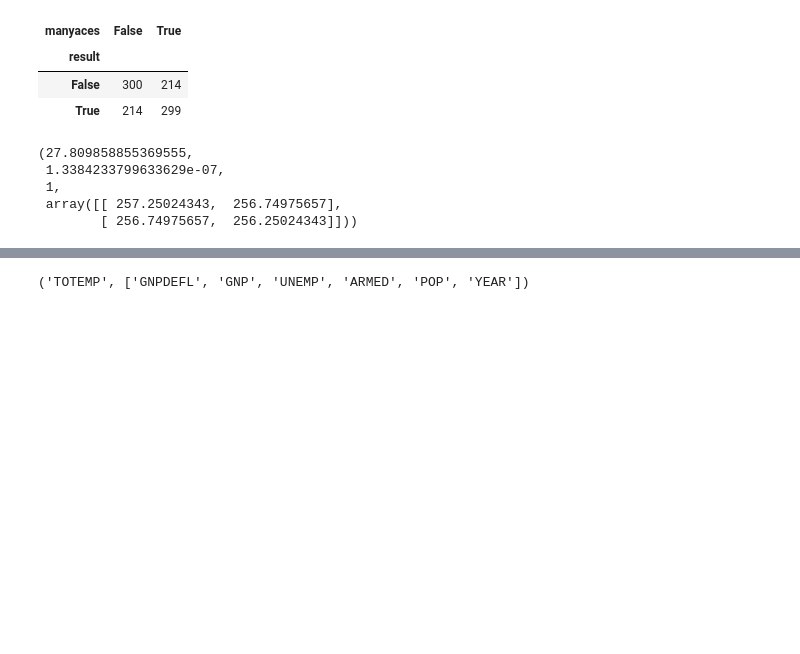
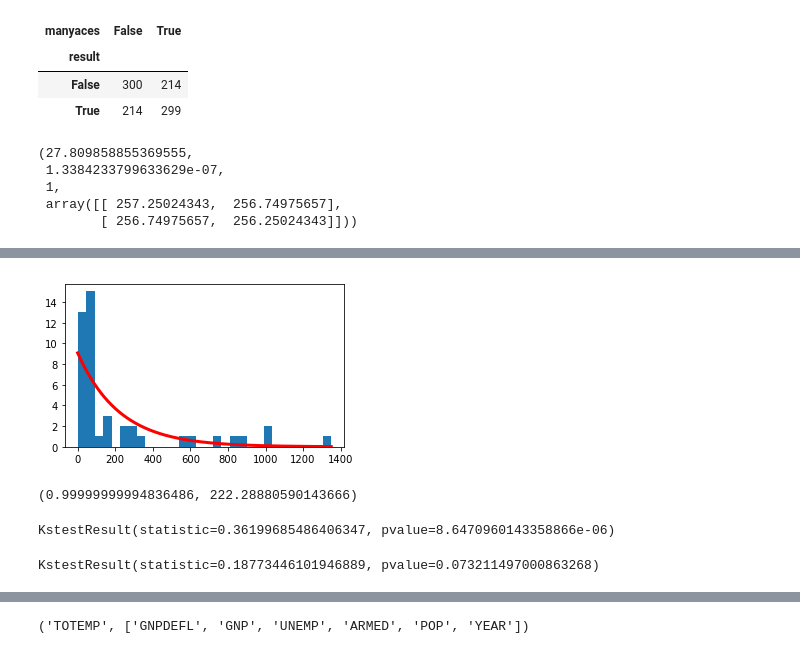
Before and after one commit to discocactus/IPython_DataScienceCookBook, a Jupyter notebook: IPythonDSCB_7.ipynb, the cells around one changed output, grey strips where cells are left out. Saved outputs shown, nothing was run; the diff lists cells and outputs as text; code cells hidden in the pictures; blank space fills up the shorter version.

```diff
--- a/IPythonDSCB_7.ipynb
+++ b/IPythonDSCB_7.ipynb
@@ -205,0 +241,31 @@ st.chi2_contingency(_) # カイ二乗検定、2番目の値がp値
+# %%
+smean = survival.mean()
+rate = 1./smean
+# %%
+smax = survival.max()
+days = np.linspace(0., smax, 1000)
+dt = smax / 999. # ビンの大きさ: 連続した2つのdaysの値の間隔
+# %%
+dist_exp = st.expon.pdf(days, scale=1./rate)
+# %%
+nbins = 30;
+plt.figure(figsize=(5,3));
+plt.hist(survival, nbins);
+plt.plot(days, dist_exp*len(survival)*smax/nbins, '-r', lw=3);
+# %% [output]
+[figure, added]
+# %%
+dist = st.expon
+args = dist.fit(survival); args
+# %% [output]
+(0.99999999994836486, 222.28880590143666)
+# %%
+st.kstest(survival, dist.cdf, args)
+# %% [output]
+KstestResult(statistic=0.36199685486406347, pvalue=8.6470960143358866e-06)
+# %%
+dist = st.fatiguelife
+args = dist.fit(survival)
+st.kstest(survival, dist.cdf, args)
+# %% [output]
+KstestResult(statistic=0.18773446101946889, pvalue=0.073211497000863268)
```
Also changed, not shown: parts of 8 cells of this notebook.
